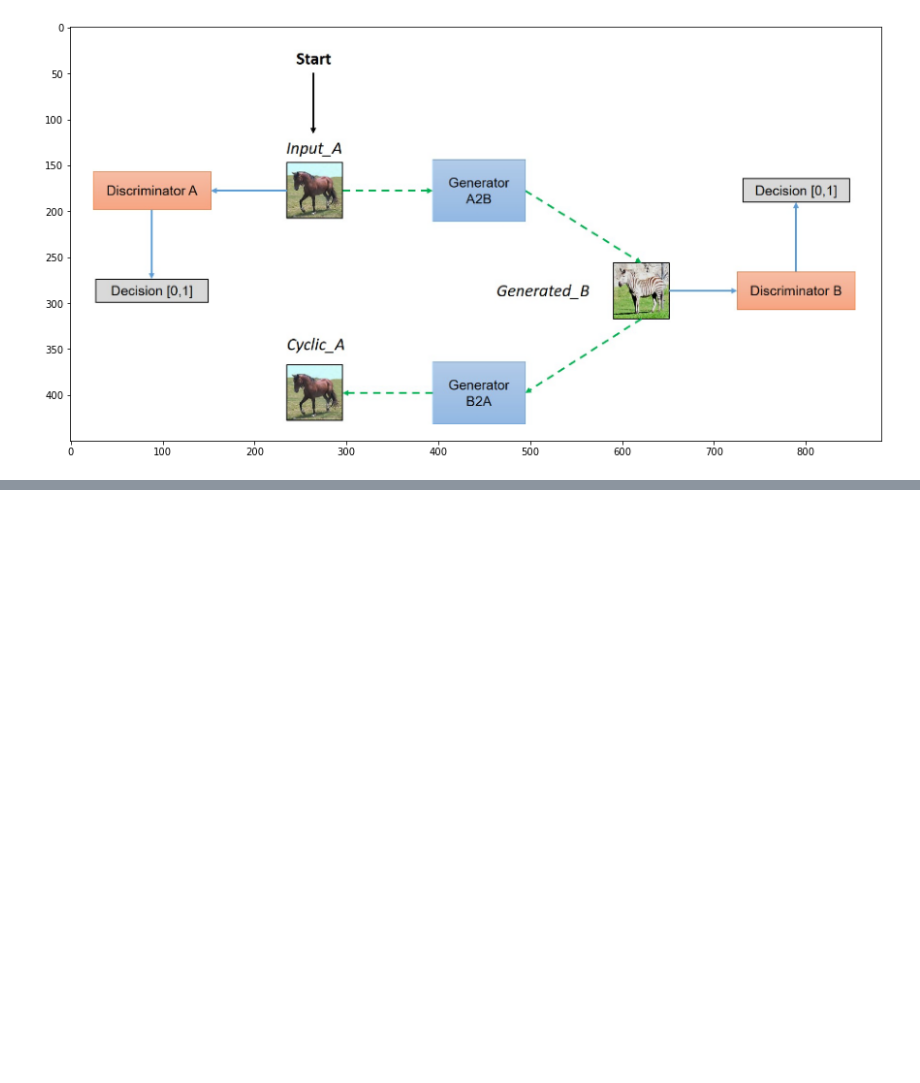
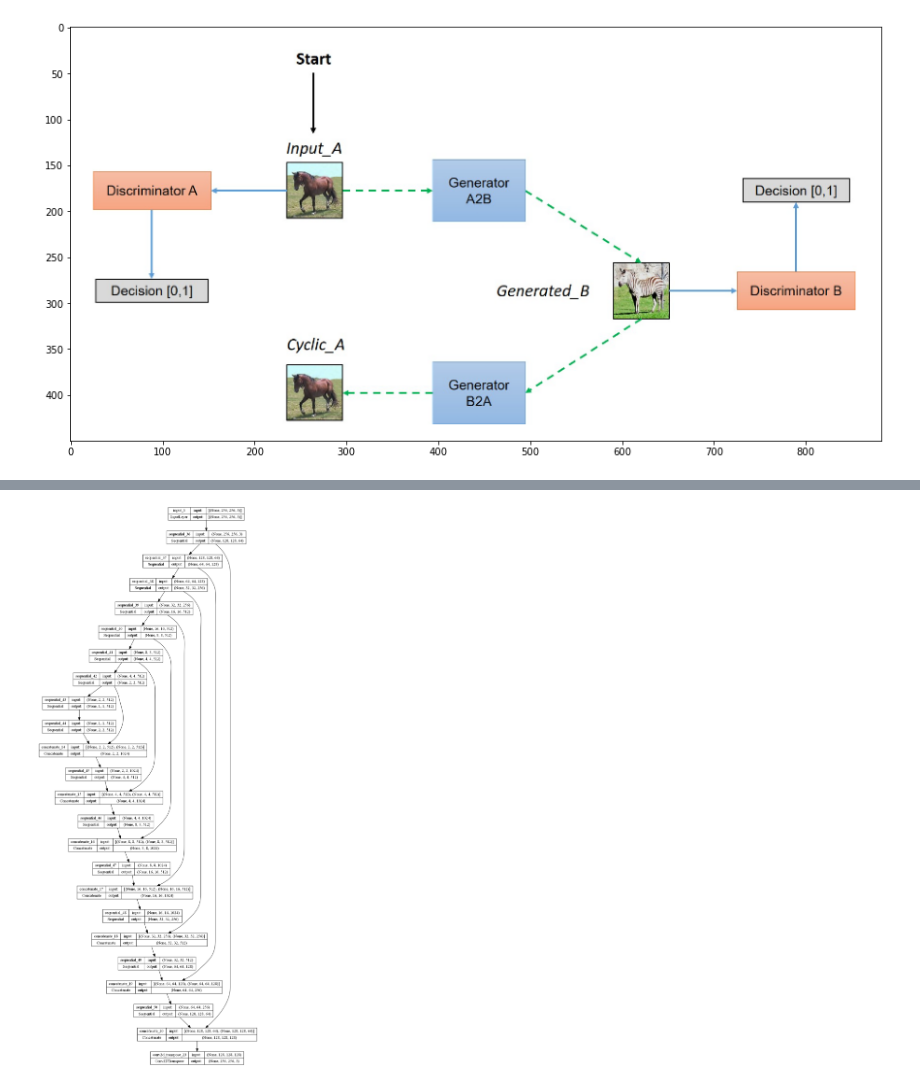
Before and after one commit to albert-kepner/Week5_DL_CycleGAN, a Jupyter notebook: AK_ModelArchitecture.ipynb, the cells around one changed output, grey strips where cells are left out. Drawn from its saved outputs; the diff is of its cells as text; code cells hidden in the pictures; blank space fills up the shorter version.

Commit message:
added model summaries and diagrams

```diff
--- a/AK_ModelArchitecture.ipynb
+++ b/AK_ModelArchitecture.ipynb
@@ -27,0 +42,5 @@ plt.imshow(image)
+# %%
+%run -i define_cycle_gan_models.py
+plot_model(monet_generator, to_file='generator_model_plot.png', show_shapes=True, show_layer_names=True)
+# %% [output]
+[figure, added]
```
Also changed, not shown: parts of 7 cells of this notebook, 4 other files.
